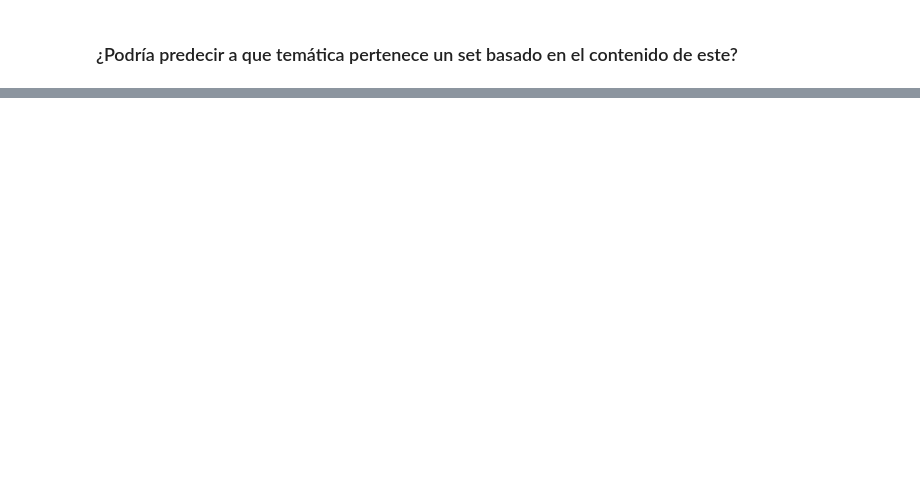
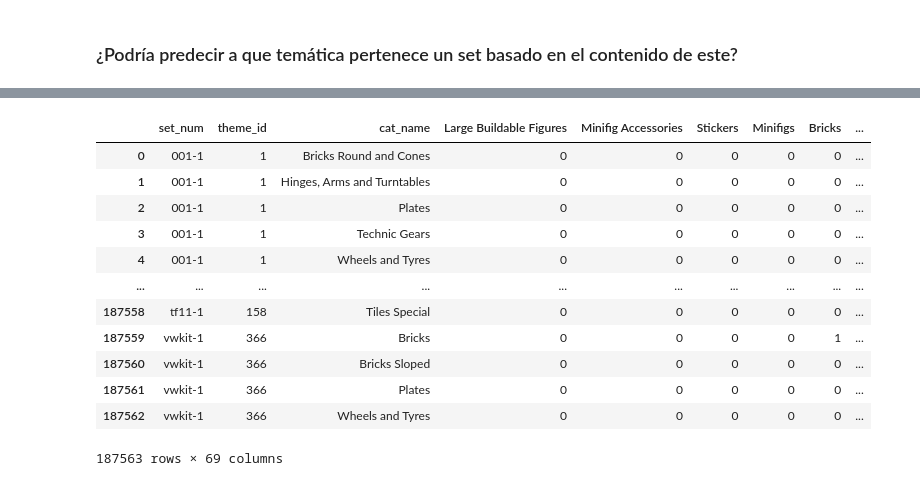
Before and after one commit to BenjaSar/AdD, a Jupyter notebook: TP_Integrador_AdD.ipynb, the cells around one changed output, grey strips where cells are left out. Drawn from its saved outputs; the diff is of its cells as text; code cells hidden in the pictures; blank space fills up the shorter version.

Commit message:
Categoria de piezas por set

```diff
--- a/TP_Integrador_AdD.ipynb
+++ b/TP_Integrador_AdD.ipynb
@@ -1285,0 +1345,10 @@ grouped_data2
+# %%
+#creo un diccionario con cada categoria de pieza
+cat_name = result_part_cat['cat_name'].unique()
+
+dic={}
+
+for i in cat_name:
+    dic[i] = i
+
+len(dic)
@@ -1285,0 +1357,5 @@ grouped_data2
+# %%
+result_part_cat2 = result_part_cat[['set_num','theme_id','cat_name']].copy()
+result_part_cat2 = result_part_cat2.groupby(['set_num','theme_id','cat_name']).size().reset_index(name='Freq')
+result_part_cat2 = result_part_cat2.drop(columns='Freq')
+result_part_cat2
@@ -1285,0 +1376,20 @@ grouped_data2
+# %%
+#Crea un dataset donde muestre 'True' si el set_num contiene una determinada part_cat
+for variable_name, cat_name in dic.items():
+     result_part_cat2[variable_name] = np.where(result_part_cat2['cat_name'] == cat_name, 1, 0)
+
+result_part_cat2
+# %% [output]
+|  | set_num | theme_id | cat_name | Large Buildable Figures | Minifig Accessories | Stickers | Minifigs | Bricks | ... |
+| 0 | 001-1 | 1 | Bricks Round and Cones | 0 | 0 | 0 | 0 | 0 | ... |
+| 1 | 001-1 | 1 | Hinges, Arms and Turntables | 0 | 0 | 0 | 0 | 0 | ... |
+| 2 | 001-1 | 1 | Plates | 0 | 0 | 0 | 0 | 0 | ... |
+| 3 | 001-1 | 1 | Technic Gears | 0 | 0 | 0 | 0 | 0 | ... |
+| 4 | 001-1 | 1 | Wheels and Tyres | 0 | 0 | 0 | 0 | 0 | ... |
+| ... | ... | ... | ... | ... | ... | ... | ... | ... | ... |
+| 187558 | tf11-1 | 158 | Tiles Special | 0 | 0 | 0 | 0 | 0 | ... |
+| 187559 | vwkit-1 | 366 | Bricks | 0 | 0 | 0 | 0 | 1 | ... |
+| 187560 | vwkit-1 | 366 | Bricks Sloped | 0 | 0 | 0 | 0 | 0 | ... |
+| 187561 | vwkit-1 | 366 | Plates | 0 | 0 | 0 | 0 | 0 | ... |
+| 187562 | vwkit-1 | 366 | Wheels and Tyres | 0 | 0 | 0 | 0 | 0 | ... |
+187563 rows × 69 columns
```
Also changed, not shown: parts of 42 cells of this notebook.
